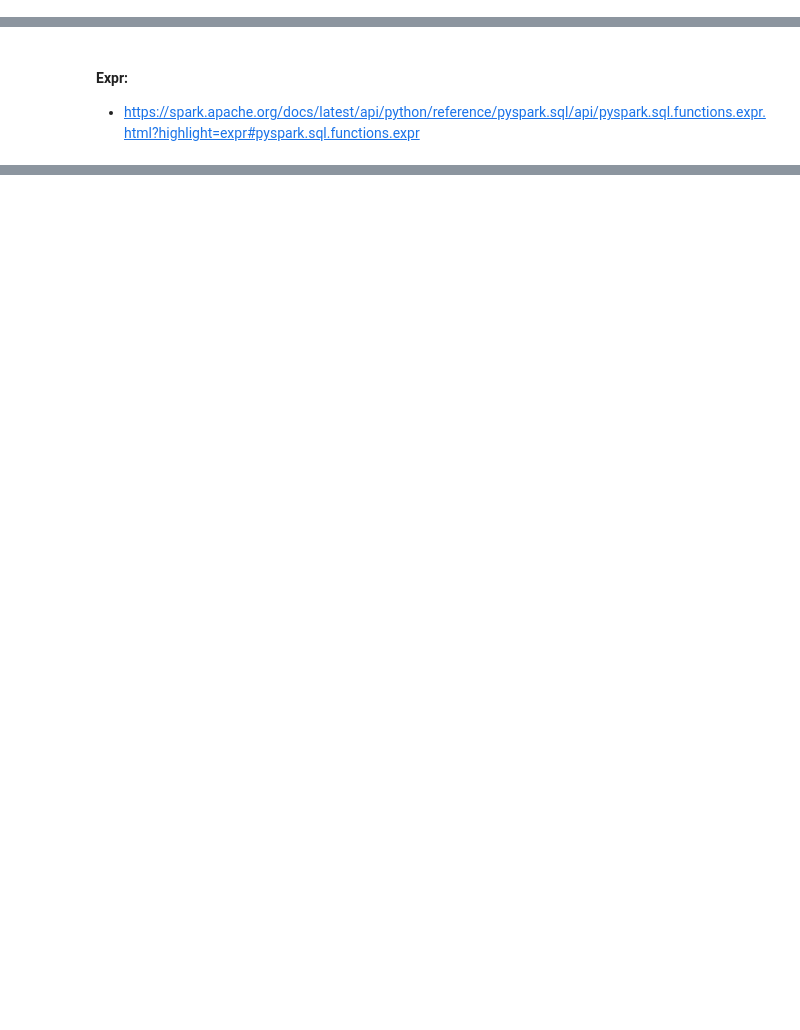
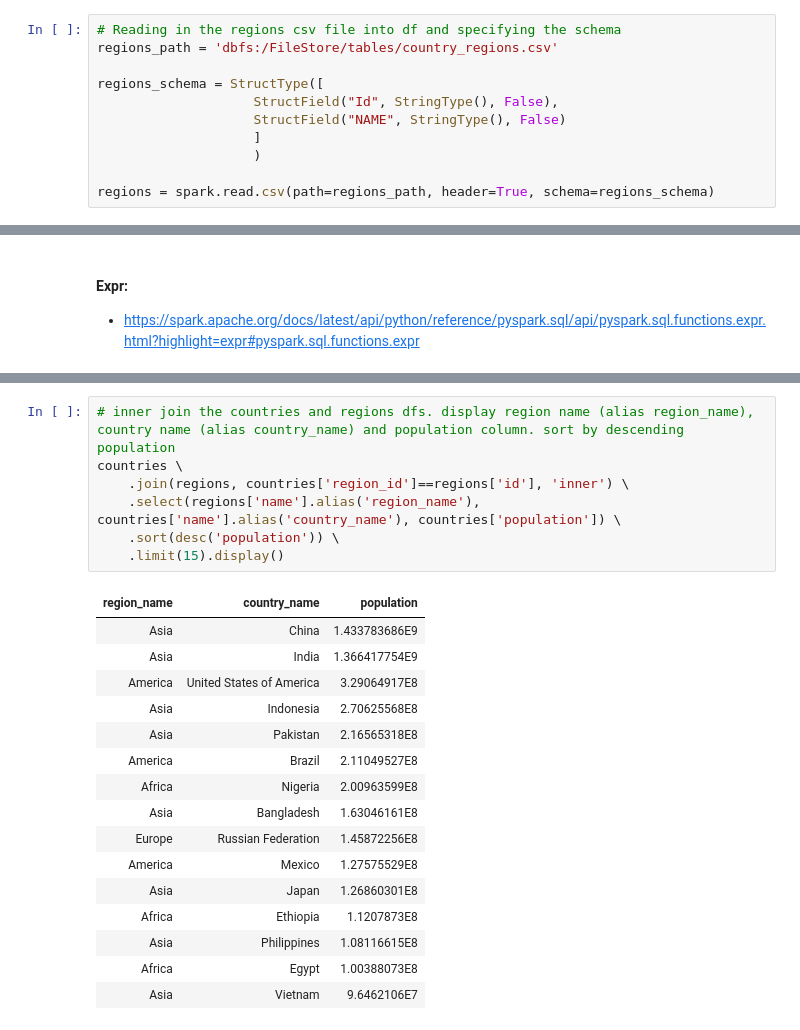
Before and after one commit to HristiyanIvanovski/SparkSQL-data-analysis-and-transformation, a Jupyter notebook: Data transformation.ipynb, the cells around one changed output, grey strips where cells are left out. Cells and saved outputs as stored; diff of their text form; blank space fills up the shorter version.

```diff
--- a/Data transformation.ipynb
+++ b/Data transformation.ipynb
@@ -28,0 +25,11 @@ countries=spark.read.csv(path=countries_path, header=True, schema=countries_sche
+# %%
+# Reading in the regions csv file into df and specifying the schema
+regions_path = 'dbfs:/FileStore/tables/country_regions.csv'
+
+regions_schema = StructType([
+                    StructField("Id", StringType(), False),
+                    StructField("NAME", StringType(), False)
+                    ]
+                    )
+
+regions = spark.read.csv(path=regions_path, header=True, schema=regions_schema)
@@ -264,0 +380,24 @@ countries.withColumn(
+# %%
+# inner join the countries and regions dfs. display region name (alias region_name), country name (alias country_name) and population column. sort by descending population
+countries \
+    .join(regions, countries['region_id']==regions['id'], 'inner') \
+    .select(regions['name'].alias('region_name'), countries['name'].alias('country_name'), countries['population']) \
+    .sort(desc('population')) \
+    .limit(15).display()
+# %% [output]
+| region_name | country_name | population |
+| Asia | China | 1.433783686E9 |
+| Asia | India | 1.366417754E9 |
+| America | United States of America | 3.29064917E8 |
+| Asia | Indonesia | 2.70625568E8 |
+| Asia | Pakistan | 2.16565318E8 |
+| America | Brazil | 2.11049527E8 |
+| Africa | Nigeria | 2.00963599E8 |
+| Asia | Bangladesh | 1.63046161E8 |
+| Europe | Russian Federation | 1.45872256E8 |
+| America | Mexico | 1.27575529E8 |
+| Asia | Japan | 1.26860301E8 |
+| Africa | Ethiopia | 1.1207873E8 |
+| Asia | Philippines | 1.08116615E8 |
+| Africa | Egypt | 1.00388073E8 |
+| Asia | Vietnam | 9.6462106E7 |
```
Also changed, not shown: parts of 21 cells of this notebook.
